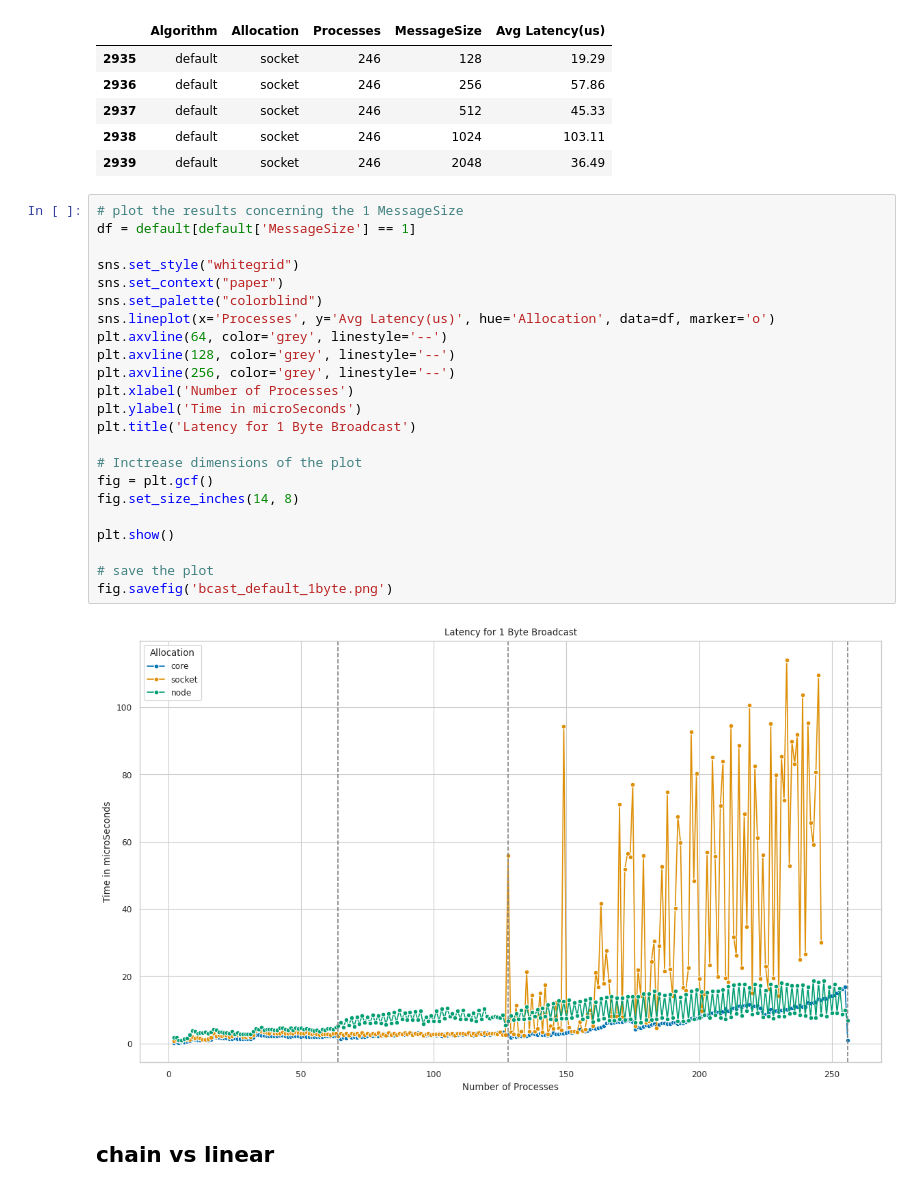
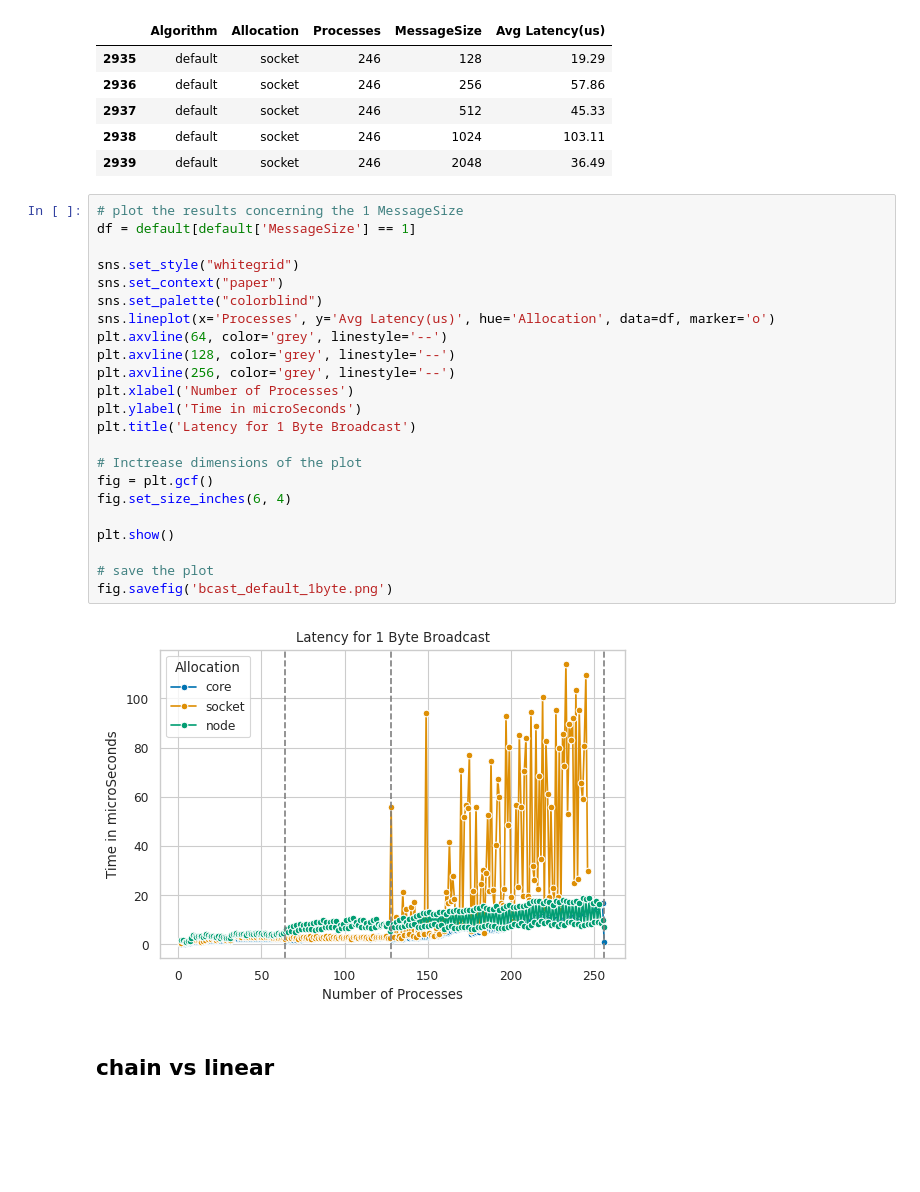
Before and after one commit to ValentinisAlessio/HPC_final_project, a Jupyter notebook: exercise1/plots/plots_bcast.ipynb, the cells around one changed output. Saved outputs shown, nothing was run; the diff lists cells and outputs as text; blank space fills up the shorter version.

```diff
--- a/exercise1/plots/plots_bcast.ipynb
+++ b/exercise1/plots/plots_bcast.ipynb
@@ -165,28 +165,28 @@ default_socket.tail()
 # %%
 # plot the results concerning the 1 MessageSize
 df = default[default['MessageSize'] == 1]
 
 sns.set_style("whitegrid")
 sns.set_context("paper")
 sns.set_palette("colorblind")
 sns.lineplot(x='Processes', y='Avg Latency(us)', hue='Allocation', data=df, marker='o')
 plt.axvline(64, color='grey', linestyle='--')
 plt.axvline(128, color='grey', linestyle='--')
 plt.axvline(256, color='grey', linestyle='--')
 plt.xlabel('Number of Processes')
 plt.ylabel('Time in microSeconds')
 plt.title('Latency for 1 Byte Broadcast')
 
 # Inctrease dimensions of the plot
 fig = plt.gcf()
-fig.set_size_inches(14, 8)
+fig.set_size_inches(6, 4)
 
 plt.show()
 
 # save the plot
 fig.savefig('bcast_default_1byte.png')
 # %% [output]
-[figure, old version]
+[figure, new version]
 # %% [markdown]
 ## chain vs linear
 # %%
```
Also changed, not shown: parts of 8 cells of this notebook, 9 other files.
